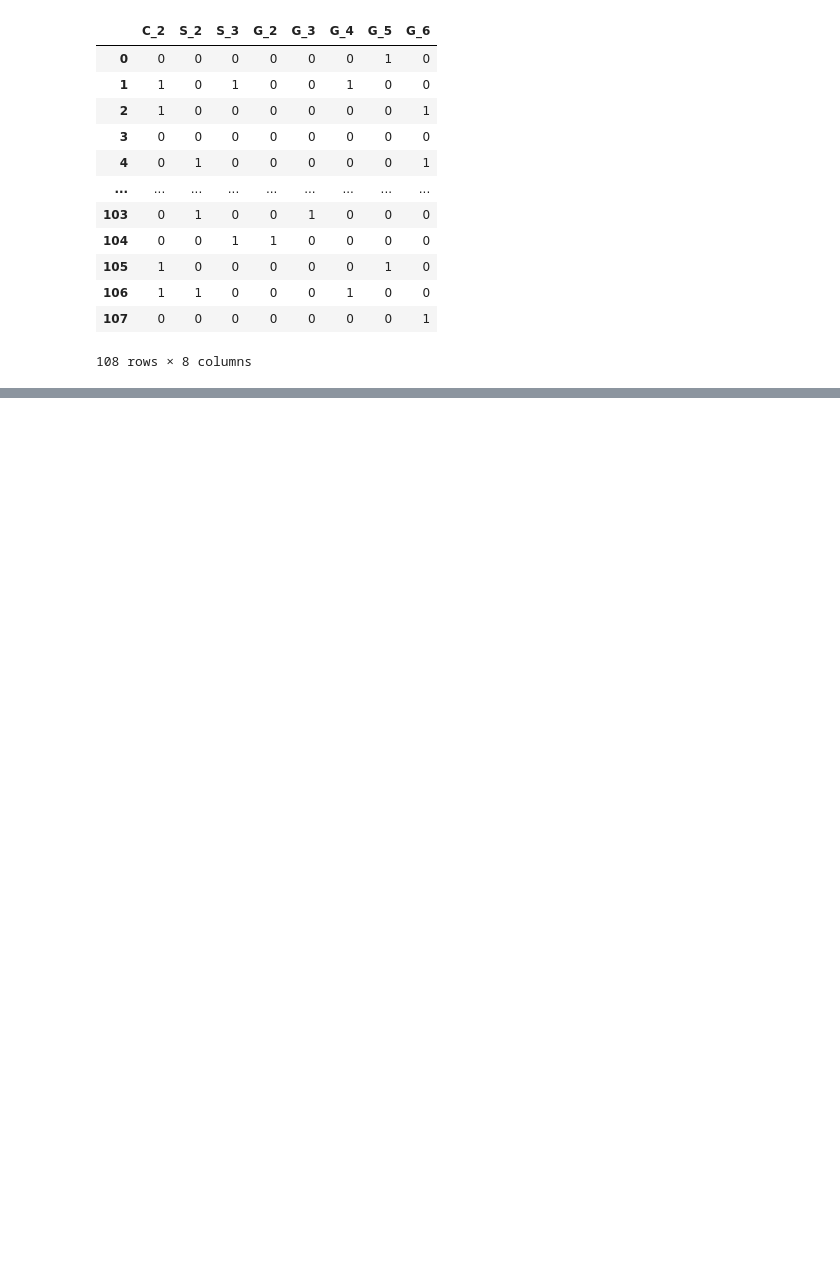
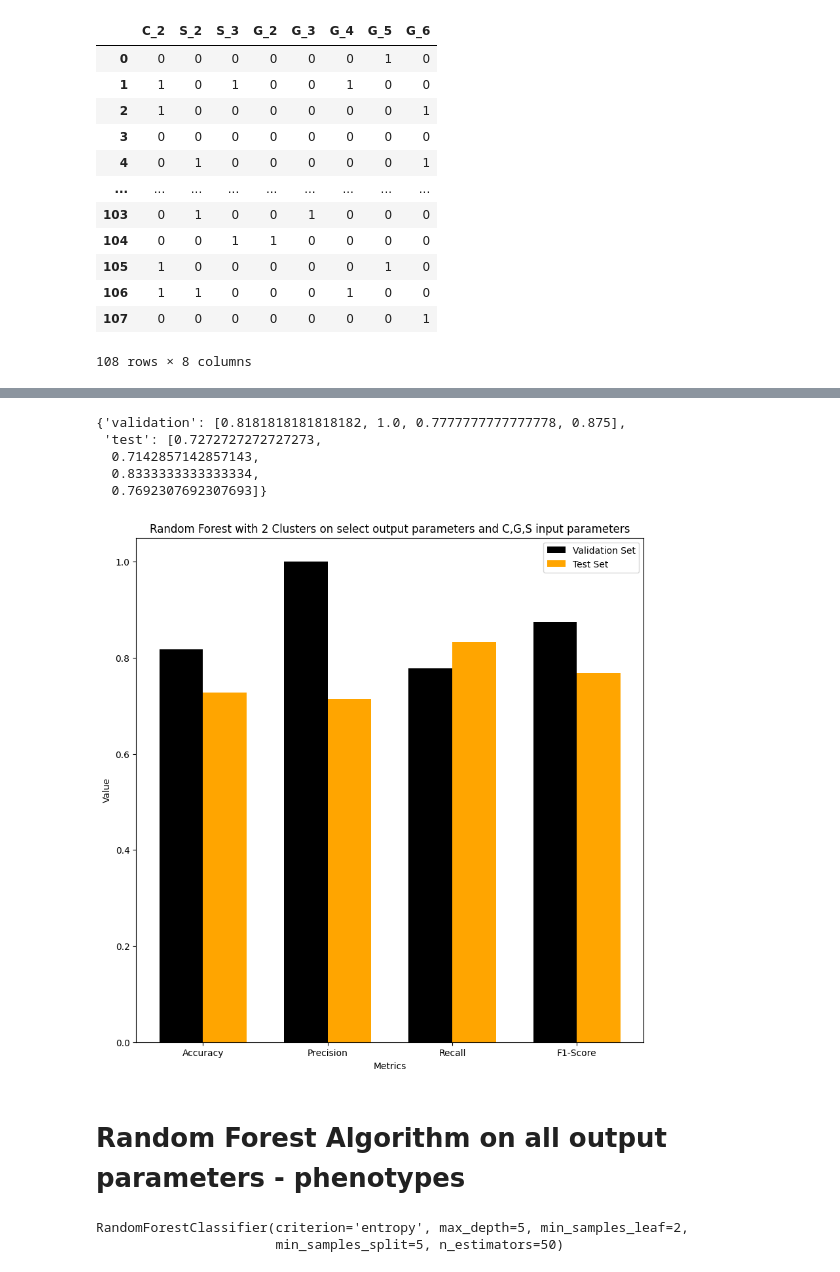
Before and after one commit to SP-2112/Advanced_Soybean_Agricultural_Dataset_Analysis_CS209_TermProject, a Jupyter notebook: Code_Notebooks/07_Classification.ipynb, the cells around one changed output, grey strips where cells are left out. Drawn from its saved outputs; the diff is of its cells as text; code cells hidden in the pictures; blank space fills up the shorter version.

Commit message:
Created using Colab - random forest classifier for kmeans - 2 dataset

```diff
--- a/Code_Notebooks/07_Classification.ipynb
+++ b/Code_Notebooks/07_Classification.ipynb
@@ -276,4 +203,0 @@ data_X
-# %%
-
-data_X_train,data_X_test,data_Y_train,data_Y_test=train_test_split(data_X,data_Y,test_size=0.2,random_state=42)
-data_X_test,data_X_valid,data_Y_test,data_Y_valid=train_test_split(data_X_test,data_Y_test,test_size=0.5,random_state=42)
@@ -413,3 +203,0 @@ data_X
-# %%
-data_X_train,data_X_test,data_Y_train,data_Y_test=train_test_split(data_X,data_Y,test_size=0.2,random_state=42)
-data_X_test,data_X_valid,data_Y_test,data_Y_valid=train_test_split(data_X_test,data_Y_test,test_size=0.5,random_state=42)
@@ -519,3 +203,0 @@ data_X
-# %%
-data_X_train,data_X_test,data_Y_train,data_Y_test=train_test_split(data_X,data_Y,test_size=0.2,random_state=42)
-data_X_test,data_X_valid,data_Y_test,data_Y_valid=train_test_split(data_X_test,data_Y_test,test_size=0.5,random_state=42)
@@ -598,0 +256,4 @@ Test Set
+# %%
+best_randomForest=RandomForestClassifier(criterion='gini',max_depth=5,min_samples_leaf=1,min_samples_split=2,n_estimators=20)
+best_randomForest.fit(data_X_train,data_Y_train)
+results=evaluate_model(best_randomForest,data_X_valid,data_Y_valid,data_X_test,data_Y_test)
@@ -598,0 +278,25 @@ Test Set
+# %%
+results
+# %% [output]
+{'validation': [0.8181818181818182, 1.0, 0.7777777777777778, 0.875],
+ 'test': [0.7272727272727273,
+  0.7142857142857143,
+  0.8333333333333334,
+  0.7692307692307693]}
+# %%
+metrics=['Accuracy','Precision','Recall','F1-Score']
+x=np.arange(len(metrics))
+barwidth=0.35
+plt.figure(figsize=(10,10))
+plt.bar(x-barwidth/2,results['validation'],label='Validation Set',color='black',width=0.35)
+plt.bar(x+barwidth/2,results['test'],label='Test Set',color='orange',width=0.35)
+plt.xticks(x,metrics)
+plt.ylabel('Value')
+plt.xlabel('Metrics')
+plt.title('Random Forest with 2 Clusters on select output parameters and C,G,S input parameters')
+plt.legend()
+plt.show()
+# %% [output]
+[figure, added]
+# %% [markdown]
+# **Random Forest Algorithm on all output parameters - phenotypes**
@@ -598,0 +316,6 @@ Test Set
+# %%
+best_randomForest=RandomForestClassifier(criterion='entropy',max_depth=5,min_samples_leaf=2,min_samples_split=5,n_estimators=50)
+best_randomForest.fit(data_X1_train,data_Y1_train)
+# %% [output]
+RandomForestClassifier(criterion='entropy', max_depth=5, min_samples_leaf=2,
+                       min_samples_split=5, n_estimators=50)
```
Also changed, not shown: parts of 65 cells of this notebook.
